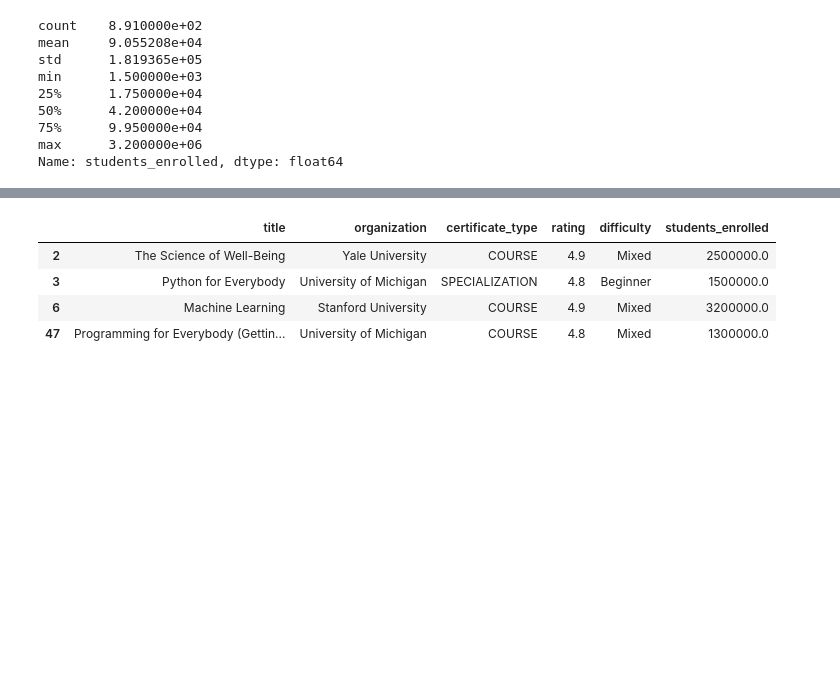
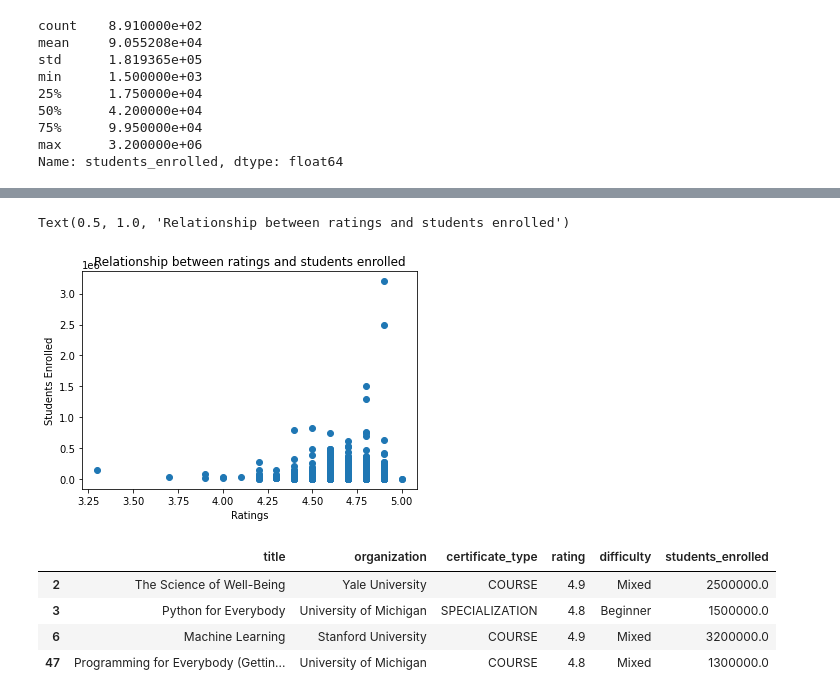
Before and after one commit to patosorio/Coursera-course-analysis, a Jupyter notebook: Coursera Course Analysis.ipynb, the cells around one changed output, grey strips where cells are left out. Saved outputs shown, nothing was run; the diff lists cells and outputs as text; code cells hidden in the pictures; blank space fills up the shorter version.

```diff
--- a/Coursera Course Analysis.ipynb
+++ b/Coursera Course Analysis.ipynb
@@ -322,0 +323,14 @@ df.corr()
+# %%
+# Let's go further visualizing correlation with a scatter plot
+
+x = np.array([df['rating']])
+y = np.array([df['students_enrolled']])
+
+plt.figure()
+plt.scatter(x, y)
+plt.xlabel("Ratings")
+plt.ylabel("Students Enrolled")
+plt.title('Relationship between ratings and students enrolled')
+# %% [output]
+Text(0.5, 1.0, 'Relationship between ratings and students enrolled')
+[figure, added]
```
Also changed, not shown: parts of 7 cells of this notebook.
